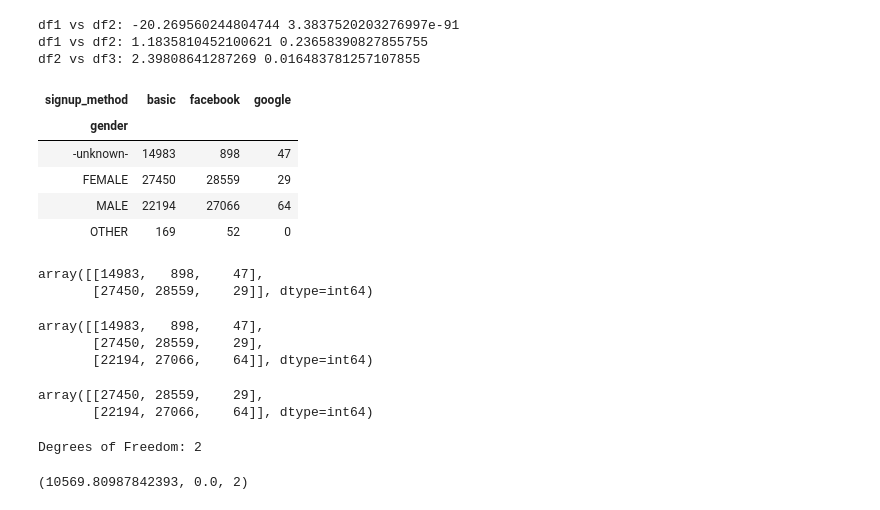
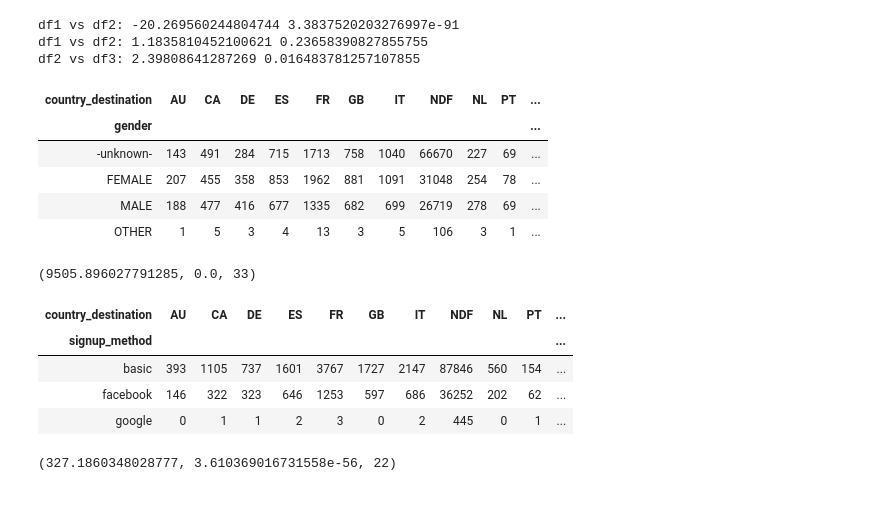
Before and after one commit to venkii83/Springboard, a Jupyter notebook: Capstone 1.ipynb, the cells around one changed output. Cells and saved outputs as stored; diff of their text form; code cells hidden in the pictures.

```diff
--- a/Capstone 1.ipynb
+++ b/Capstone 1.ipynb
@@ -347,50 +342,46 @@ df2 vs df3: 2.39808641287269 0.016483781257107855
 #better accurancy however it is out of scope for this project.
 # %%
 #Creating a contigency table for Chi Square test:
-#H0= We believe there is no relationship between gender and signup method (are independent of each other)
+#H0= We believe there is no relationship between gender and country of destination (are independent of each other)
 #H1 = These two variable are not independent of each other
 contingency_table = pd.crosstab(
-    df['gender'], df['signup_method'])
+    df['gender'], df['country_destination'])
 contingency_table
 #Each cell in this table represents a frequency count. For example, the intersection of the 'Male' row
-#and the 'facebook' column of the table would represent how many males use facebook as a signup method
+#and the 'Canada' column of the table would represent how many males prefer going to Canada
 # %% [output]
-| signup_method | basic | facebook | google |
-| gender |  |  |  |
-| -unknown- | 14983 | 898 | 47 |
-| FEMALE | 27450 | 28559 | 29 |
-| MALE | 22194 | 27066 | 64 |
-| OTHER | 169 | 52 | 0 |
+| country_destination | AU | CA | DE | ES | FR | GB | IT | NDF | NL | PT | ... |
+| gender |  |  |  |  |  |  |  |  |  |  | ... |
+| -unknown- | 143 | 491 | 284 | 715 | 1713 | 758 | 1040 | 66670 | 227 | 69 | ... |
+| FEMALE | 207 | 455 | 358 | 853 | 1962 | 881 | 1091 | 31048 | 254 | 78 | ... |
+| MALE | 188 | 477 | 416 | 677 | 1335 | 682 | 699 | 26719 | 278 | 69 | ... |
+| OTHER | 1 | 5 | 3 | 4 | 13 | 3 | 5 | 106 | 3 | 1 | ... |
-# %%
-f_obs = np.array([contingency_table.iloc[0][0:6].values,
-                  contingency_table.iloc[1][0:6].values])
-f_obs
-# %% [output]
-array([[14983,   898,    47],
-       [27450, 28559,    29]], dtype=int64)
-# %%
-row_sums = contingency_table.iloc[0:3].values
-row_sums
-# %% [output]
-array([[14983,   898,    47],
-       [27450, 28559,    29],
-       [22194, 27066,    64]], dtype=int64)
-# %%
-col_sums = contingency_table.iloc[1:3].values
-col_sums
-# %% [output]
-array([[27450, 28559,    29],
-       [22194, 27066,    64]], dtype=int64)
-# %%
-dof = (len(row_sums)-1)*(len(col_sums)-1)
-print("Degrees of Freedom: {}".format(dof))
-# %% [output]
-Degrees of Freedom: 2
 # %%
 from scipy import stats
-stats.chi2_contingency(f_obs)[0:3]
-#With a p-value < 0.05 , we can reject the null hypothesis. There is definitely some sort of relationship between
-#'gender' and the 'signup method' column. We don't know what this relationship is,
-# but we do know that these two variables are not independent of each other.
+stats.chi2_contingency(contingency_table)[:3]
+#With a p-value < 0.05 , we reject the null hypothesis. There is a strong relationship between
+#'gender' and the 'country of destination' column, we can see that these two variables are not independent of each other.
 # %% [output]
-(10569.80987842393, 0.0, 2)
+(9505.896027791285, 0.0, 33)
+# %%
+#Creating a contigency table for Chi Square test:
+#H0= We believe there is no relationship between signup method and country of destination (are independent of each other)
+#H1 = These two variable are not independent of each other
+contingency_table = pd.crosstab(
+    df['signup_method'], df['country_destination'])
+contingency_table
+#Each cell in this table represents a frequency count.
+# %% [output]
+| country_destination | AU | CA | DE | ES | FR | GB | IT | NDF | NL | PT | ... |
+| signup_method |  |  |  |  |  |  |  |  |  |  | ... |
+| basic | 393 | 1105 | 737 | 1601 | 3767 | 1727 | 2147 | 87846 | 560 | 154 | ... |
+| facebook | 146 | 322 | 323 | 646 | 1253 | 597 | 686 | 36252 | 202 | 62 | ... |
+| google | 0 | 1 | 1 | 2 | 3 | 0 | 2 | 445 | 0 | 1 | ... |
+# %%
+from scipy import stats
+stats.chi2_contingency(contingency_table)[:3]
+#With a p-value < 0.05 , we reject the null hypothesis. There is a strong relationship between
+#'signup method' and the 'country of destination' column, we can see that these two variables are not
+#independent of each other.
+# %% [output]
+(327.1860348028777, 3.610369016731558e-56, 22)
```
Also changed, not shown: parts of 18 cells of this notebook.
